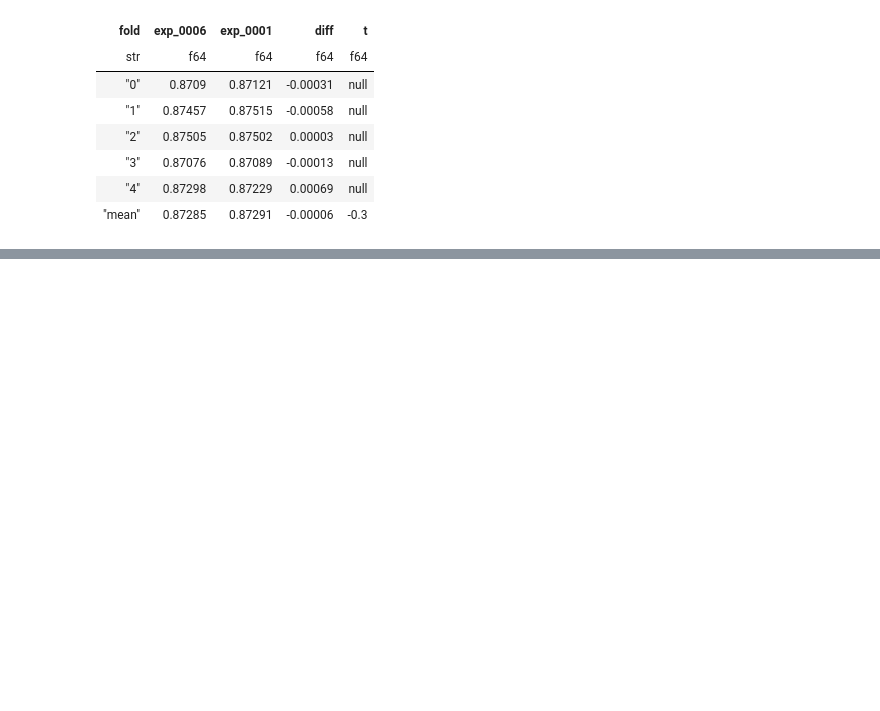
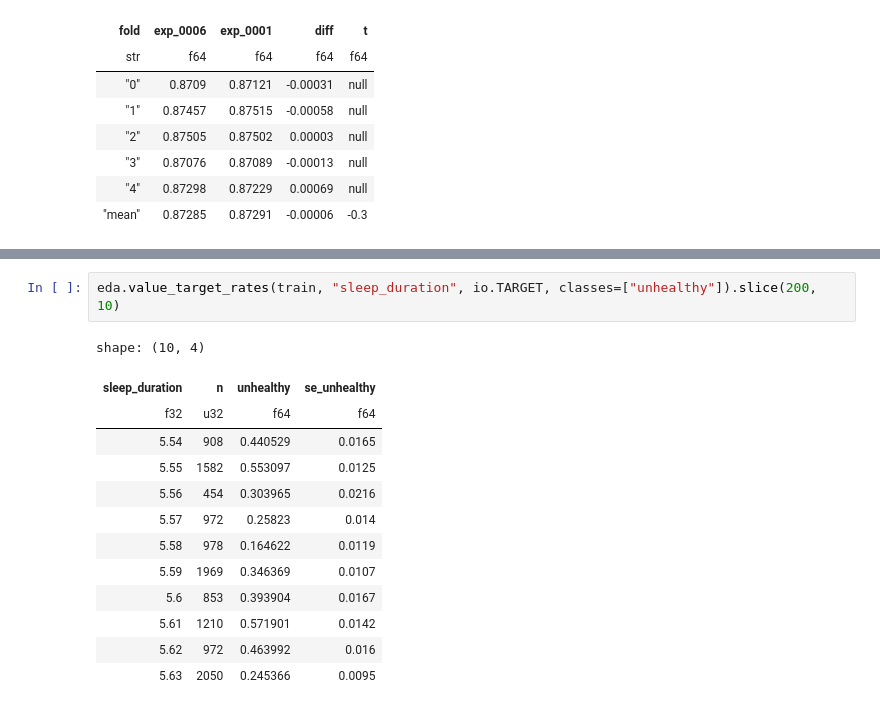
Before and after one commit to epsilonlog/comp-playground-series-s6e7, a Jupyter notebook: notebooks/06_features.ipynb, the cells around one changed output, grey strips where cells are left out. Saved outputs shown, nothing was run; the diff lists cells and outputs as text; blank space fills up the shorter version.

```diff
--- a/notebooks/06_features.ipynb
+++ b/notebooks/06_features.ipynb
@@ -170,0 +219,16 @@ ideas skip the first two steps, and that is why they cost weeks.
+# %%
+eda.value_target_rates(train, "sleep_duration", io.TARGET, classes=["unhealthy"]).slice(200, 10)
+# %% [output]
+shape: (10, 4)
+| sleep_duration | n | unhealthy | se_unhealthy |
+| f32 | u32 | f64 | f64 |
+| 5.54 | 908 | 0.440529 | 0.0165 |
+| 5.55 | 1582 | 0.553097 | 0.0125 |
+| 5.56 | 454 | 0.303965 | 0.0216 |
+| 5.57 | 972 | 0.25823 | 0.014 |
+| 5.58 | 978 | 0.164622 | 0.0119 |
+| 5.59 | 1969 | 0.346369 | 0.0107 |
+| 5.6 | 853 | 0.393904 | 0.0167 |
+| 5.61 | 1210 | 0.571901 | 0.0142 |
+| 5.62 | 972 | 0.463992 | 0.016 |
+| 5.63 | 2050 | 0.245366 | 0.0095 |
```
Also changed, not shown: parts of 14 cells of this notebook, 11 other files.
